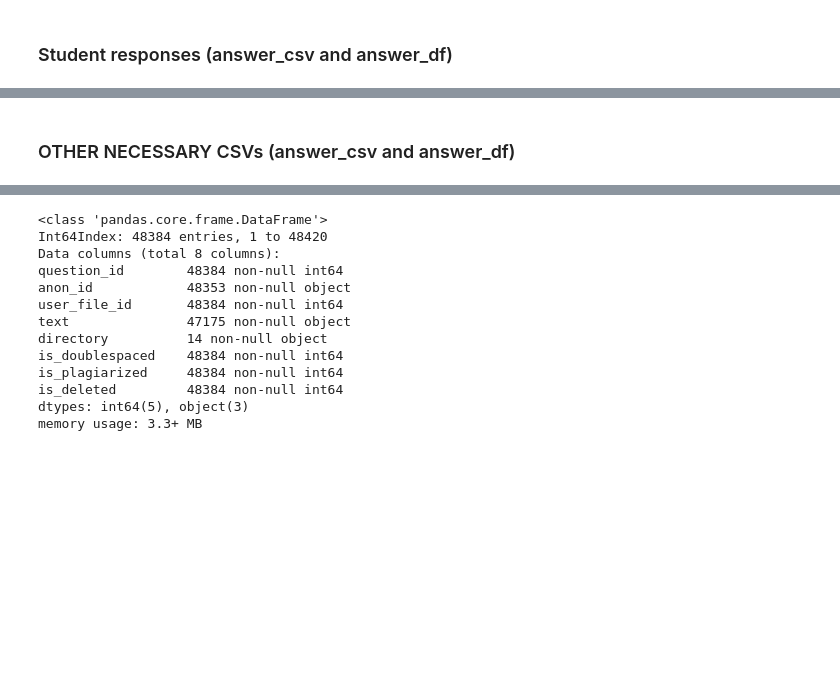
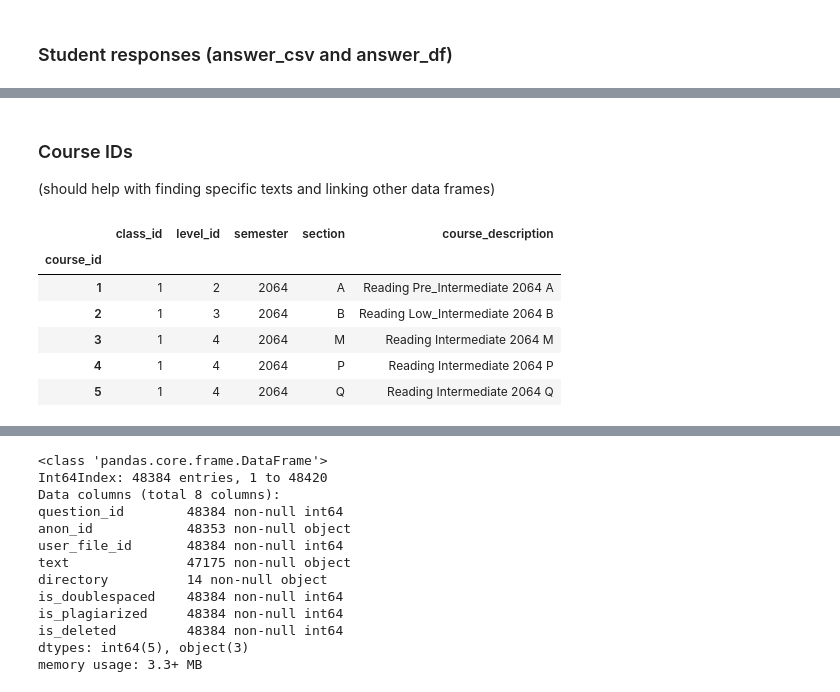
Before and after one commit to Data-Science-for-Linguists/Bigram-analysis-of-writing-from-the-ELI, a Jupyter notebook: project_code2.ipynb, the cells around one changed output, grey strips where cells are left out. Cells and saved outputs as stored; diff of their text form; code cells hidden in the pictures; blank space fills up the shorter version.

```diff
--- a/project_code2.ipynb
+++ b/project_code2.ipynb
@@ -115,5 +115,20 @@ answer_df.tail(10)
 | 48418 | 6137 | fo1 | 100916 | Some patients are suffering from ... | NaN | 0 | 0 | 0 |
 | 48419 | 6119 | ge8 | 100917 | My house looks amazing and modern... | NaN | 0 | 0 | 0 |
 | 48420 | 6027 | ge8 | 100918 | History and Geography a... | NaN | 0 | 0 | 0 |
-# %% [markdown]
-### OTHER NECESSARY CSVs (answer_csv and answer_df) ###
+# %% [markdown]
+### Course IDs ###
+(should help with finding specific texts and linking other data frames)
+# %%
+#Process course.csv file
+course_csv = cor_dir + "course.csv"
+course_df = pd.read_csv(course_csv, index_col = 'course_id')
+
+course_df.head()
+# %% [output]
+|  | class_id | level_id | semester | section | course_description |
+| course_id |  |  |  |  |  |
+| 1 | 1 | 2 | 2064 | A | Reading Pre_Intermediate 2064 A |
+| 2 | 1 | 3 | 2064 | B | Reading Low_Intermediate 2064 B |
+| 3 | 1 | 4 | 2064 | M | Reading Intermediate 2064 M |
+| 4 | 1 | 4 | 2064 | P | Reading Intermediate 2064 P |
+| 5 | 1 | 4 | 2064 | Q | Reading Intermediate 2064 Q |
```
Also changed, not shown: parts of 13 cells of this notebook, 1 other file.
